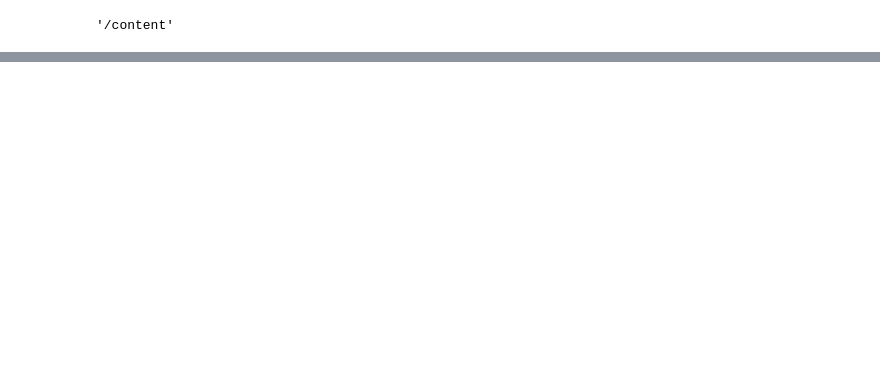
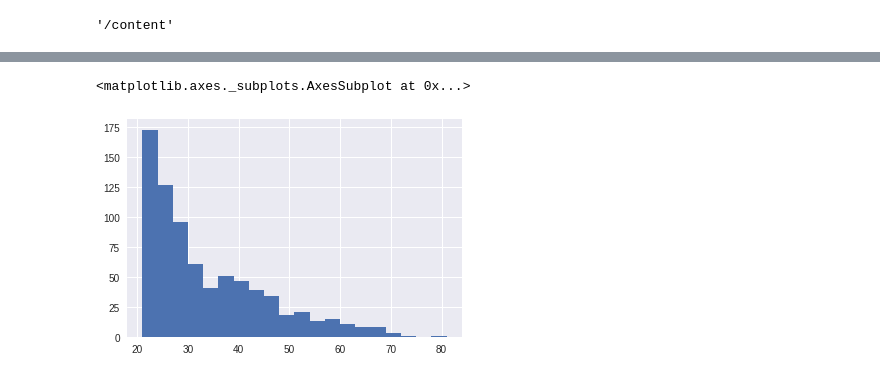
Before and after one commit to vinven7/colab_home, a Jupyter notebook: TensorFlow_classication.ipynb, the cells around one changed output, grey strips where cells are left out. Cells and saved outputs as stored; diff of their text form; code cells hidden in the pictures; blank space fills up the shorter version.

```diff
--- a/TensorFlow_classication.ipynb
+++ b/TensorFlow_classication.ipynb
@@ -11,4 +11,4 @@ os.getcwd()
 # %%
 url='https://raw.githubusercontent.com/vinven7/colab_home/master/pima-indians-diabetes.csv'
 # %%
-diabetes=pd.read_csv('pima-indians-diabetes.csv')
+diabetes=pd.read_csv(url)
@@ -14,0 +49,4 @@ diabetes=pd.read_csv('pima-indians-diabetes.csv')
+# %%
+cols_to_norm=['Number_pregnant','Glucose_concentration','Blood_pressure','Triceps','Insulin','BMI','Pedigree']
+# %%
+diabetes[cols_to_norm]=diabetes[cols_to_norm].apply(lambda x:(x-x.min())/(x.max()-x.min()))
@@ -14,0 +147,5 @@ diabetes=pd.read_csv('pima-indians-diabetes.csv')
+# %%
+diabetes['Age'].hist(bins=20)
+# %% [output]
+<matplotlib.axes._subplots.AxesSubplot at 0x...>
+[figure, added]
```
Also changed, not shown: parts of 34 cells of this notebook.
